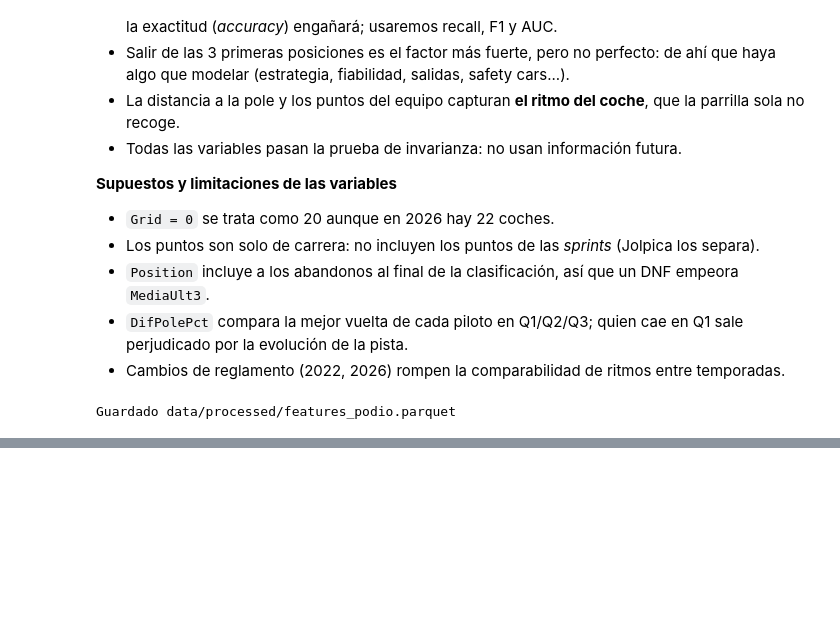
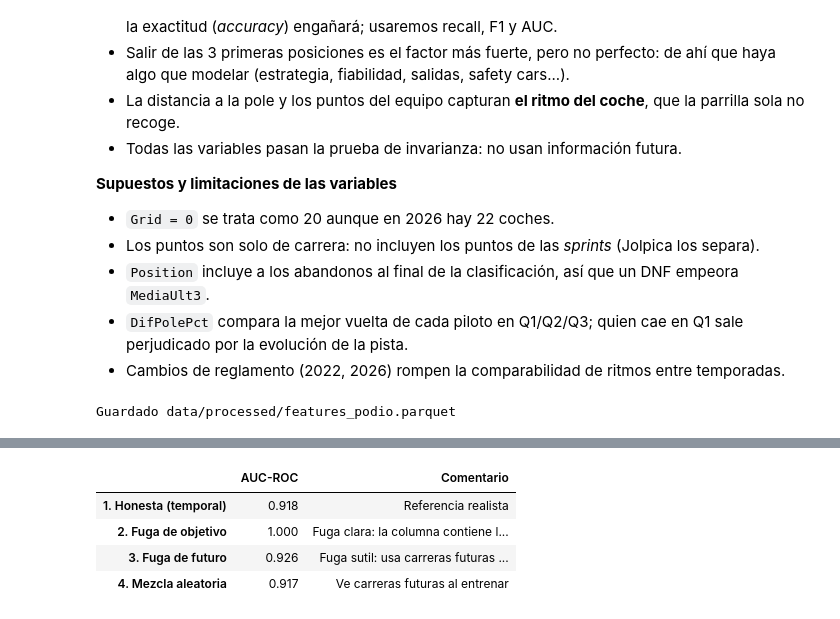
Before and after one commit to wewesito/f1-strategy-analytics, a Jupyter notebook: notebooks/04_prediccion.ipynb, the cells around one changed output, grey strips where cells are left out. Drawn from its saved outputs; the diff is of its cells as text; code cells hidden in the pictures; blank space fills up the shorter version.

```diff
--- a/notebooks/04_prediccion.ipynb
+++ b/notebooks/04_prediccion.ipynb
@@ -218,0 +287,58 @@ Guardado data/processed/features_podio.parquet
+# %%
+from sklearn.impute import SimpleImputer
+from sklearn.linear_model import LogisticRegression
+from sklearn.metrics import roc_auc_score
+from sklearn.model_selection import train_test_split
+from sklearn.pipeline import Pipeline
+from sklearn.preprocessing import StandardScaler
+
+
+def modelo_simple():
+    return Pipeline([
+        ('imputar', SimpleImputer(strategy='median')),
+        ('escalar', StandardScaler()),
+        ('logit', LogisticRegression(max_iter=1000, class_weight='balanced')),
+    ])
+
+
+def auc(modelo, X, y):
+    return roc_auc_score(y, modelo.predict_proba(X)[:, 1])
+
+
+# 1) Honesta
+m = modelo_simple().fit(train[ft.FEATURES], train[ft.TARGET])
+auc_honesta = auc(m, val[ft.FEATURES], val[ft.TARGET])
+
+# 2) Fuga de objetivo: los puntos de la propia carrera
+con_fuga = datos.copy()
+vars_f1 = ft.FEATURES + ['Points']
+tr_f, va_f, _, _ = ft.dividir_temporal(con_fuga)
+m2 = modelo_simple().fit(tr_f[vars_f1], tr_f[ft.TARGET])
+auc_fuga = auc(m2, va_f[vars_f1], va_f[ft.TARGET])
+
+# 3) Fuga de futuro: media de posiciones de TODA la temporada (incluye carreras futuras)
+con_fuga['MediaTemporadaCompleta'] = con_fuga.groupby(['Year', 'DriverId'])['Position'].transform('mean')
+vars_f2 = ft.FEATURES + ['MediaTemporadaCompleta']
+tr_g, va_g, _, _ = ft.dividir_temporal(con_fuga)
+m3 = modelo_simple().fit(tr_g[vars_f2], tr_g[ft.TARGET])
+auc_futuro = auc(m3, va_g[vars_f2], va_g[ft.TARGET])
+
+# 4) Mezcla aleatoria: mezcla al azar 2018-2024
+hasta_2024 = datos[datos['Year'] <= 2024]
+a, b = train_test_split(hasta_2024, test_size=0.2, random_state=0, shuffle=True)
+m4 = modelo_simple().fit(a[ft.FEATURES], a[ft.TARGET])
+auc_azar = auc(m4, b[ft.FEATURES], b[ft.TARGET])
+
+pd.DataFrame({
+    'AUC-ROC': [auc_honesta, auc_fuga, auc_futuro, auc_azar],
+    'Comentario': ['Referencia realista',
+                   'Fuga clara: la columna contiene la respuesta',
+                   'Fuga sutil: usa carreras futuras de la misma temporada',
+                   'Ve carreras futuras al entrenar'],
+}, index=['1. Honesta (temporal)', '2. Fuga de objetivo', '3. Fuga de futuro', '4. Mezcla aleatoria']).round(3)
+# %% [output]
+|  | AUC-ROC | Comentario |
+| 1. Honesta (temporal) | 0.918 | Referencia realista |
+| 2. Fuga de objetivo | 1.000 | Fuga clara: la columna contiene l... |
+| 3. Fuga de futuro | 0.926 | Fuga sutil: usa carreras futuras ... |
+| 4. Mezcla aleatoria | 0.917 | Ve carreras futuras al entrenar |
```
Also changed, not shown: parts of 5 cells of this notebook.
